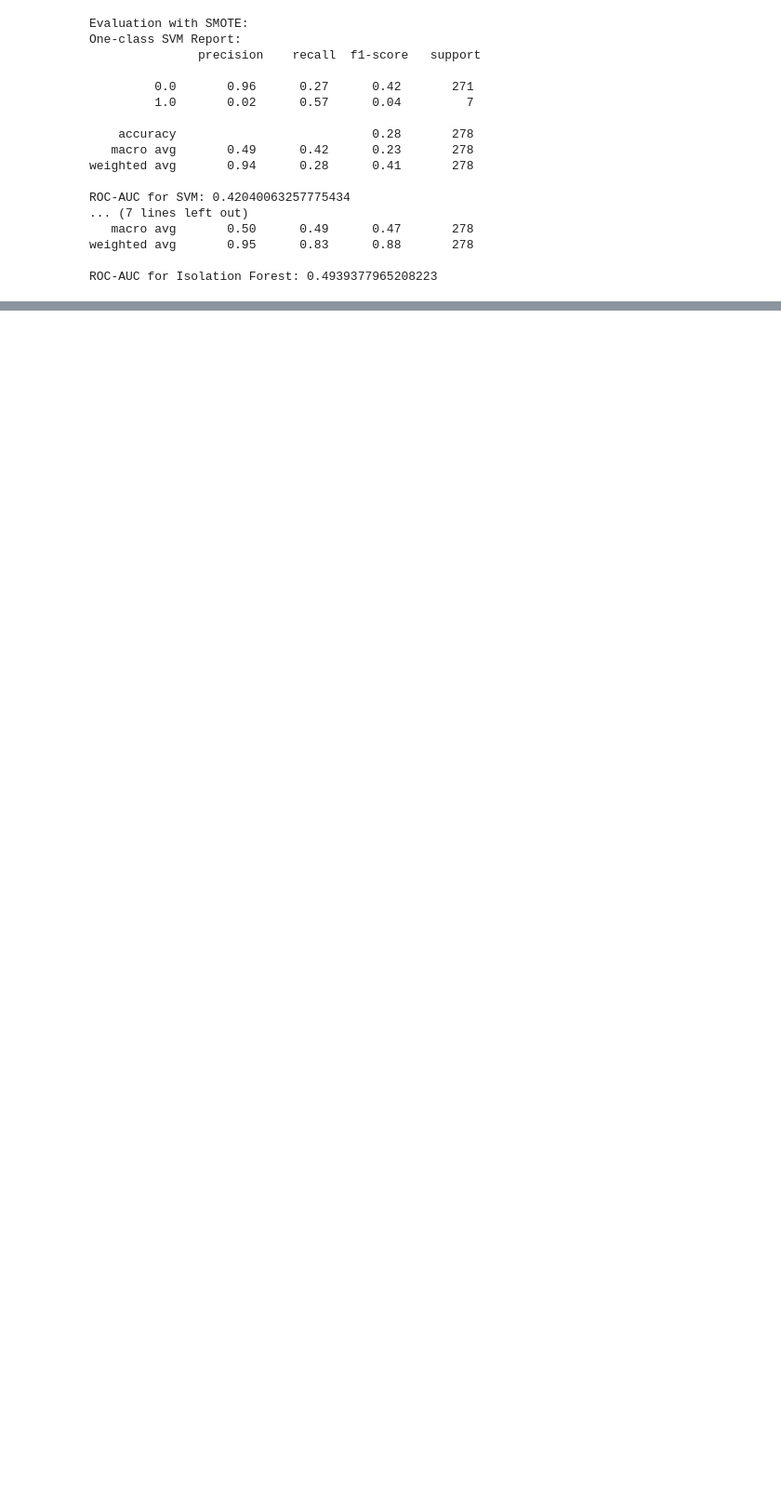
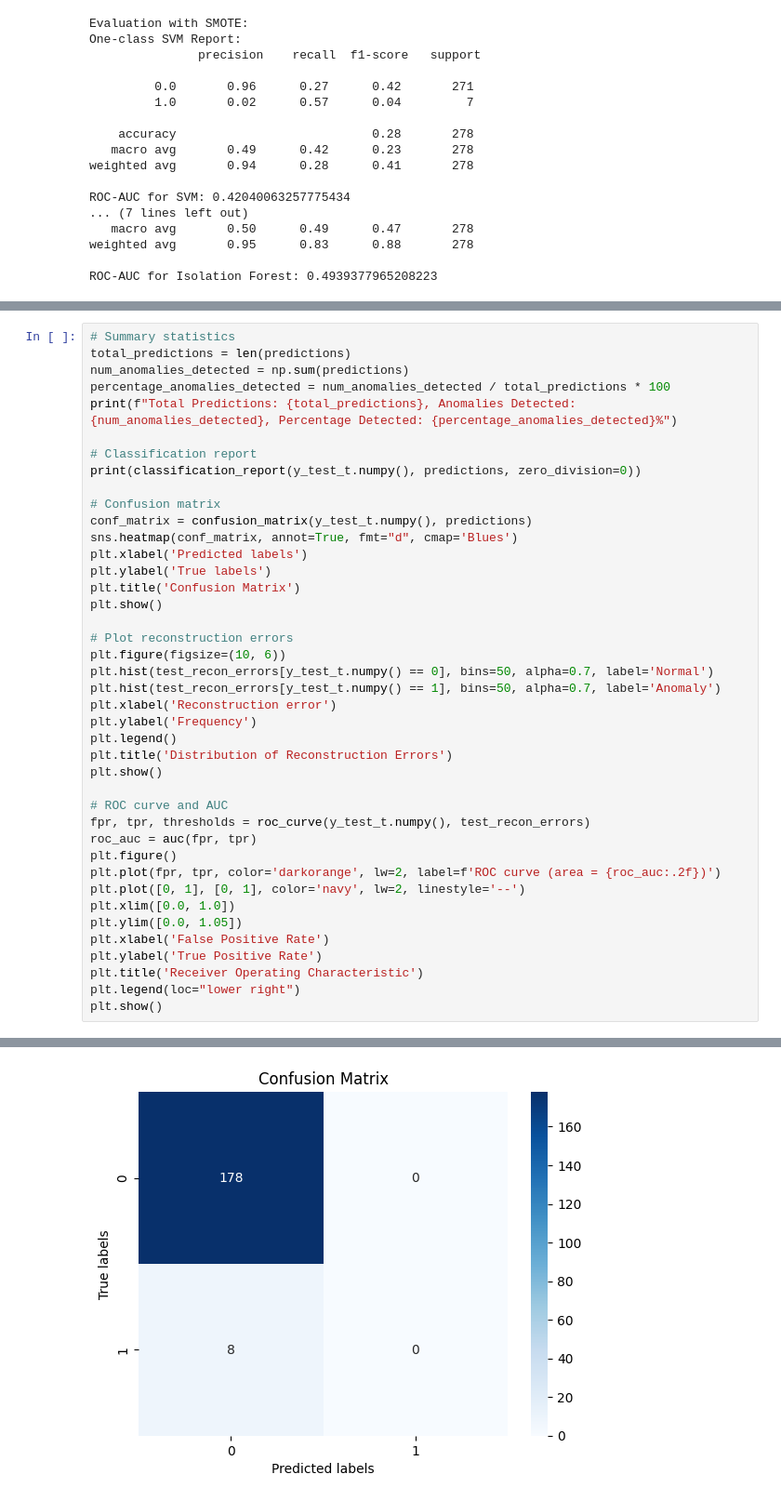
Before and after one commit to y-ghoneim/SDProject32, a Jupyter notebook: Notebooks/Sleep Anomaly Models.ipynb, the cells around one changed output, grey strips where cells are left out. Shown at 93% size. Saved outputs shown, nothing was run; the diff lists cells and outputs as text; blank space fills up the shorter version.

Commit message:
Updated Anomaly Models - Autoencoders + Ensemble

```diff
--- a/Notebooks/Sleep Anomaly Models.ipynb
+++ b/Notebooks/Sleep Anomaly Models.ipynb
@@ -96,0 +397,42 @@ ROC-AUC for Isolation Forest: 0.4939377965208223
+# %%
+# Summary statistics
+total_predictions = len(predictions)
+num_anomalies_detected = np.sum(predictions)
+percentage_anomalies_detected = num_anomalies_detected / total_predictions * 100
+print(f"Total Predictions: {total_predictions}, Anomalies Detected: {num_anomalies_detected}, Percentage Detected: {percentage_anomalies_detected}%")
+
+# Classification report
+print(classification_report(y_test_t.numpy(), predictions, zero_division=0))
+
+# Confusion matrix
+conf_matrix = confusion_matrix(y_test_t.numpy(), predictions)
+sns.heatmap(conf_matrix, annot=True, fmt="d", cmap='Blues')
+plt.xlabel('Predicted labels')
+plt.ylabel('True labels')
+plt.title('Confusion Matrix')
+plt.show()
+
+# Plot reconstruction errors
+plt.figure(figsize=(10, 6))
+plt.hist(test_recon_errors[y_test_t.numpy() == 0], bins=50, alpha=0.7, label='Normal')
+plt.hist(test_recon_errors[y_test_t.numpy() == 1], bins=50, alpha=0.7, label='Anomaly')
+plt.xlabel('Reconstruction error')
+plt.ylabel('Frequency')
+plt.legend()
+plt.title('Distribution of Reconstruction Errors')
+plt.show()
+
+# ROC curve and AUC
+fpr, tpr, thresholds = roc_curve(y_test_t.numpy(), test_recon_errors)
+roc_auc = auc(fpr, tpr)
+plt.figure()
+plt.plot(fpr, tpr, color='darkorange', lw=2, label=f'ROC curve (area = {roc_auc:.2f})')
+plt.plot([0, 1], [0, 1], color='navy', lw=2, linestyle='--')
+plt.xlim([0.0, 1.0])
+plt.ylim([0.0, 1.05])
+plt.xlabel('False Positive Rate')
+plt.ylabel('True Positive Rate')
+plt.title('Receiver Operating Characteristic')
+plt.legend(loc="lower right")
+plt.show()
+# %% [output]
@@ -96,0 +448 @@ ROC-AUC for Isolation Forest: 0.4939377965208223
+[figure, added]
```
Also changed, not shown: parts of 10 cells of this notebook.
